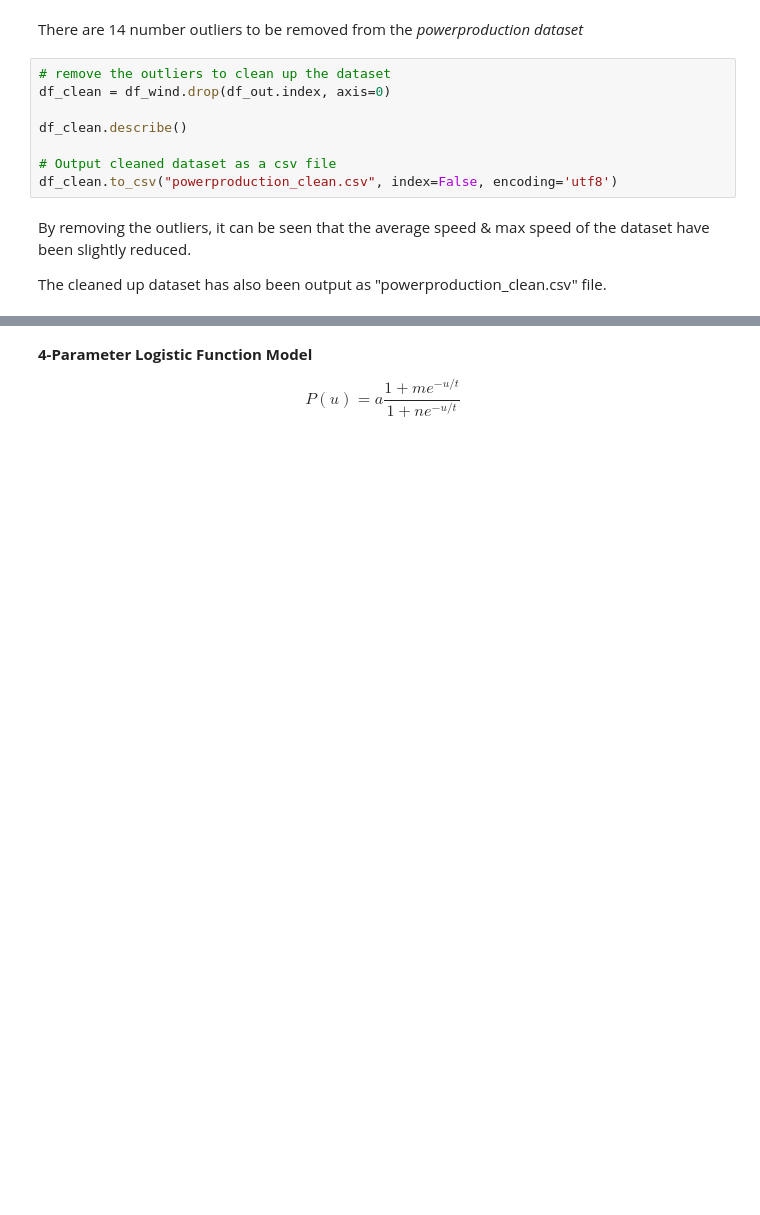
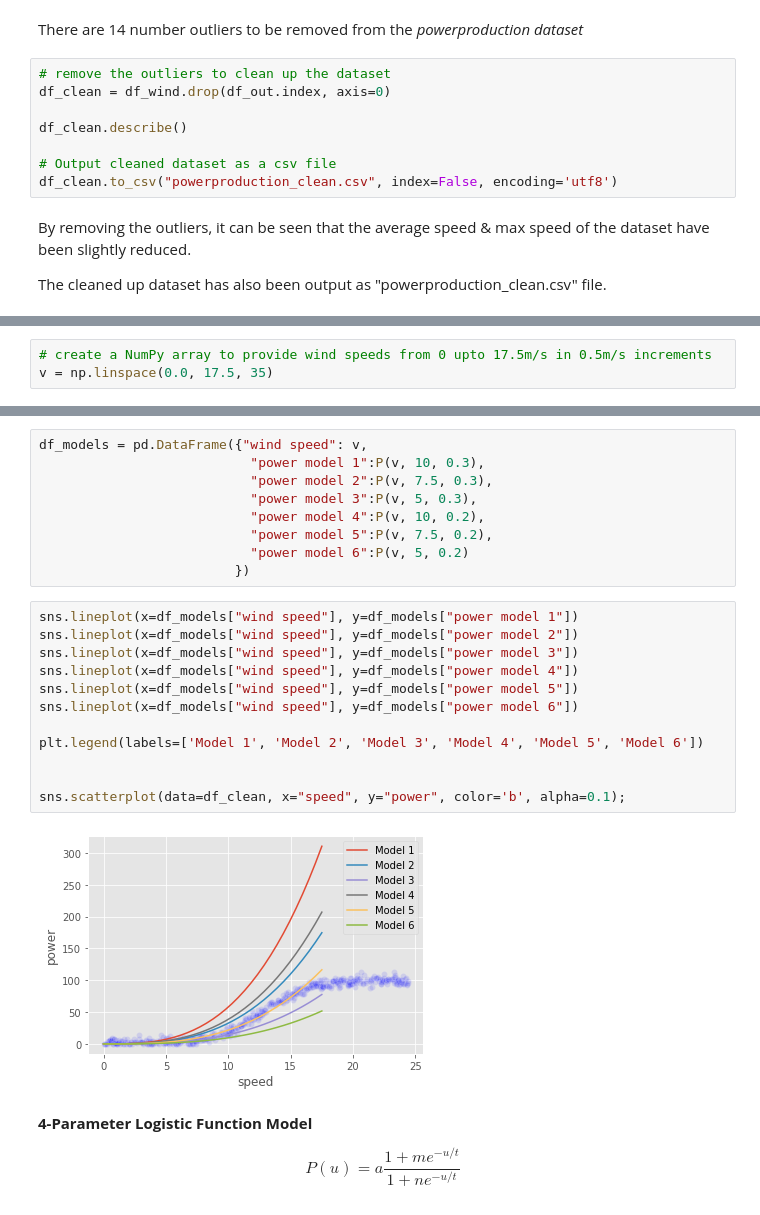
Before and after one commit to PaulSweeney89/FDA-Project2020, a Jupyter notebook: windpower.ipynb, the cells around one changed output, grey strips where cells are left out. Saved outputs shown, nothing was run; the diff lists cells and outputs as text; blank space fills up the shorter version.

Commit message:
updates to theoretical wind power models

```diff
--- a/windpower.ipynb
+++ b/windpower.ipynb
@@ -229,0 +211,3 @@ sns.scatterplot(data=df_clean, x="speed", y="power");
+# %%
+# create a NumPy array to provide wind speeds from 0 upto 17.5m/s in 0.5m/s increments
+v = np.linspace(0.0, 17.5, 35)
@@ -230,3 +225,26 @@ sns.scatterplot(data=df_clean, x="speed", y="power");
+# %%
+df_models = pd.DataFrame({"wind speed": v,
+                           "power model 1":P(v, 10, 0.3),
+                           "power model 2":P(v, 7.5, 0.3),
+                           "power model 3":P(v, 5, 0.3),
+                           "power model 4":P(v, 10, 0.2),
+                           "power model 5":P(v, 7.5, 0.2),
+                           "power model 6":P(v, 5, 0.2)
+                         })
+# %%
+sns.lineplot(x=df_models["wind speed"], y=df_models["power model 1"])
+sns.lineplot(x=df_models["wind speed"], y=df_models["power model 2"])
+sns.lineplot(x=df_models["wind speed"], y=df_models["power model 3"])
+sns.lineplot(x=df_models["wind speed"], y=df_models["power model 4"])
+sns.lineplot(x=df_models["wind speed"], y=df_models["power model 5"])
+sns.lineplot(x=df_models["wind speed"], y=df_models["power model 6"])
+
+plt.legend(labels=['Model 1', 'Model 2', 'Model 3', 'Model 4', 'Model 5', 'Model 6'])
+
+
+sns.scatterplot(data=df_clean, x="speed", y="power", color='b', alpha=0.1);
+# %% [output]
+[figure, added]
 # %% [markdown]
 **4-Parameter Logistic Function Model**
 
```
Also changed, not shown: parts of 7 cells of this notebook, 1 other file.
